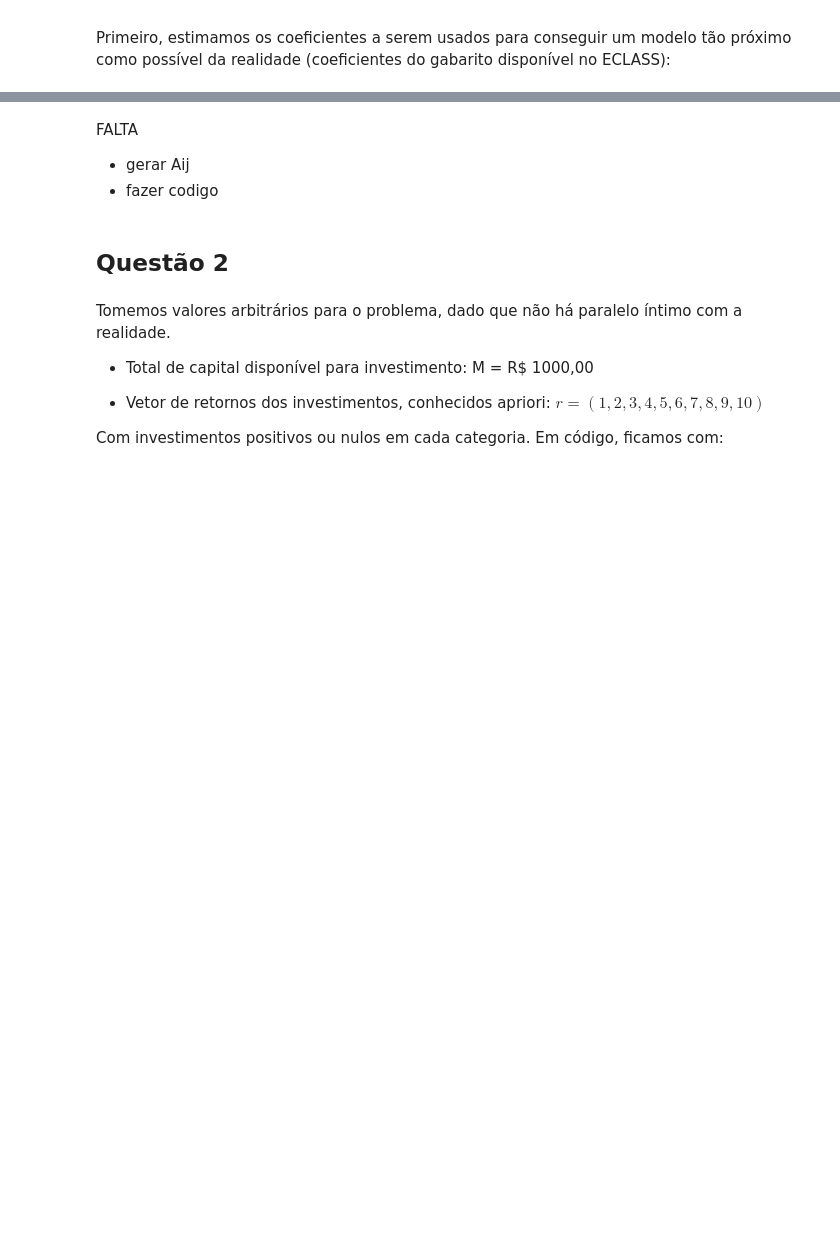
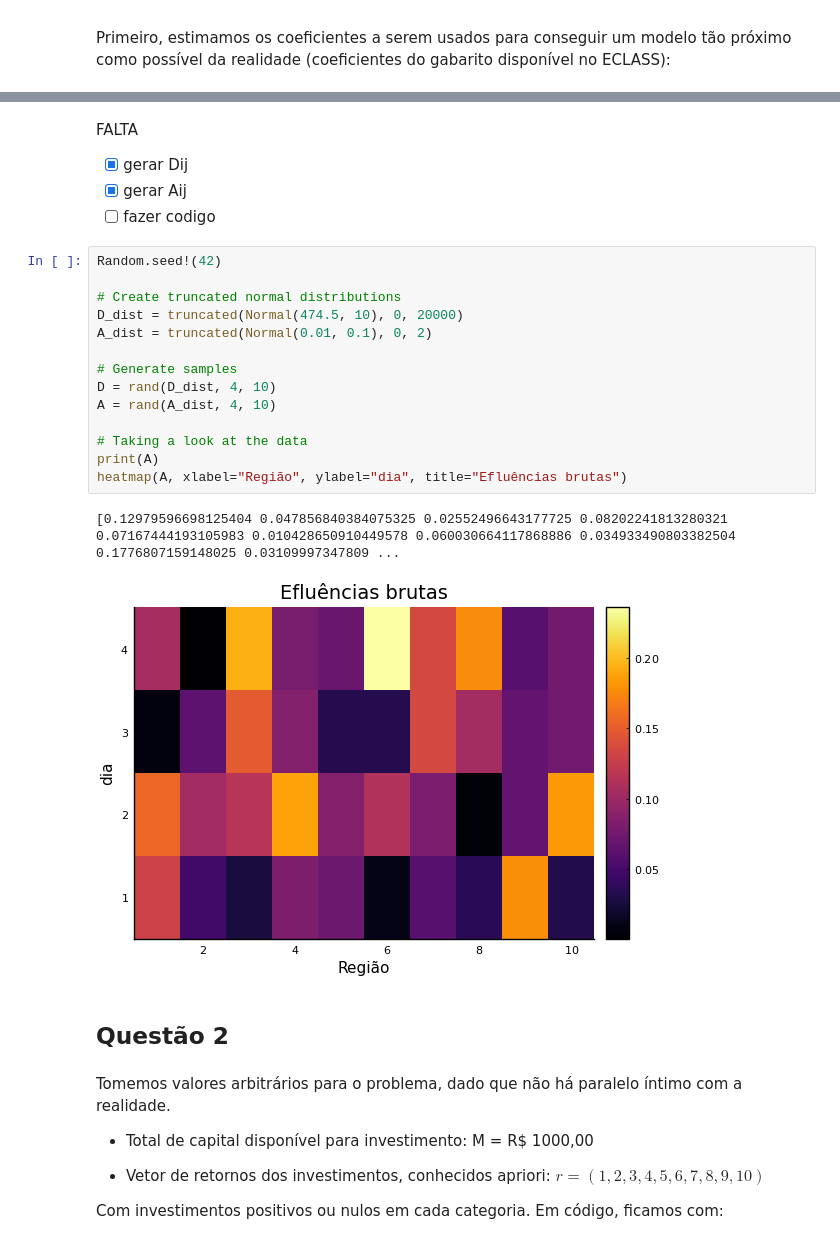
Before and after one commit to PedroGarcia6/PLI_A2, a Jupyter notebook: PLI_questions.ipynb, the cells around one changed output, grey strips where cells are left out. Cells and saved outputs as stored; diff of their text form; blank space fills up the shorter version.

Commit message:
adicionando dados gerados randomicamente

```diff
--- a/PLI_questions.ipynb
+++ b/PLI_questions.ipynb
@@ -375,7 +384,26 @@ Arbitrariamente, fixemos $E_{i, j} = 10 \forall i, j$, em MW/dia
 # %% [markdown]
 FALTA
-- gerar Aij
-- fazer codigo
+
+- [x] gerar Dij
+- [x] gerar Aij
+- [ ] fazer codigo
+# %%
+Random.seed!(42)
+
+# Create truncated normal distributions
+D_dist = truncated(Normal(474.5, 10), 0, 20000)
+A_dist = truncated(Normal(0.01, 0.1), 0, 2)
+
+# Generate samples
+D = rand(D_dist, 4, 10)
+A = rand(A_dist, 4, 10)
+
+# Taking a look at the data
+print(A)
+heatmap(A, xlabel="Região", ylabel="dia", title="Efluências brutas")
+# %% [output]
+[0.12979596698125404 0.047856840384075325 0.02552496643177725 0.08202241813280321 0.07167444193105983 0.010428650910449578 0.060030664117868886 0.034933490803382504 0.1776807159148025 0.03109997347809 ...
+[figure, added]
 # %% [markdown]
 ## Questão 2
 # %% [markdown]
```
Also changed, not shown: parts of 2 cells of this notebook, 1 other file.
